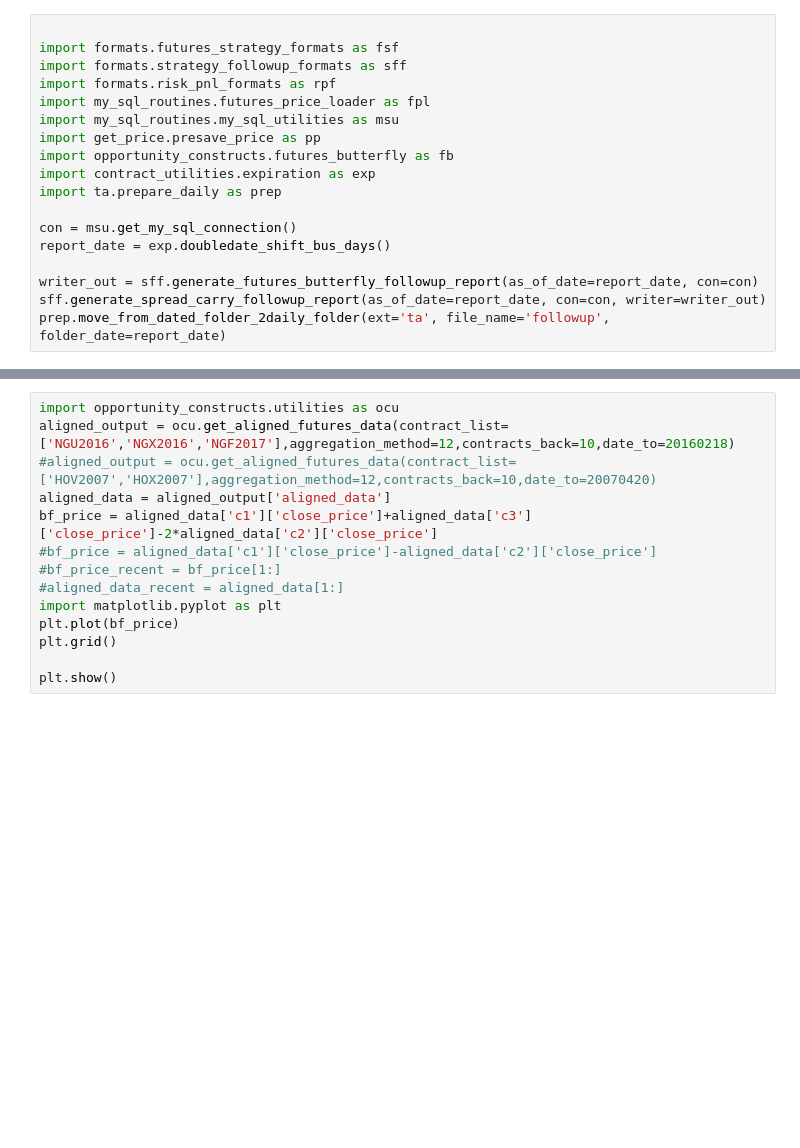
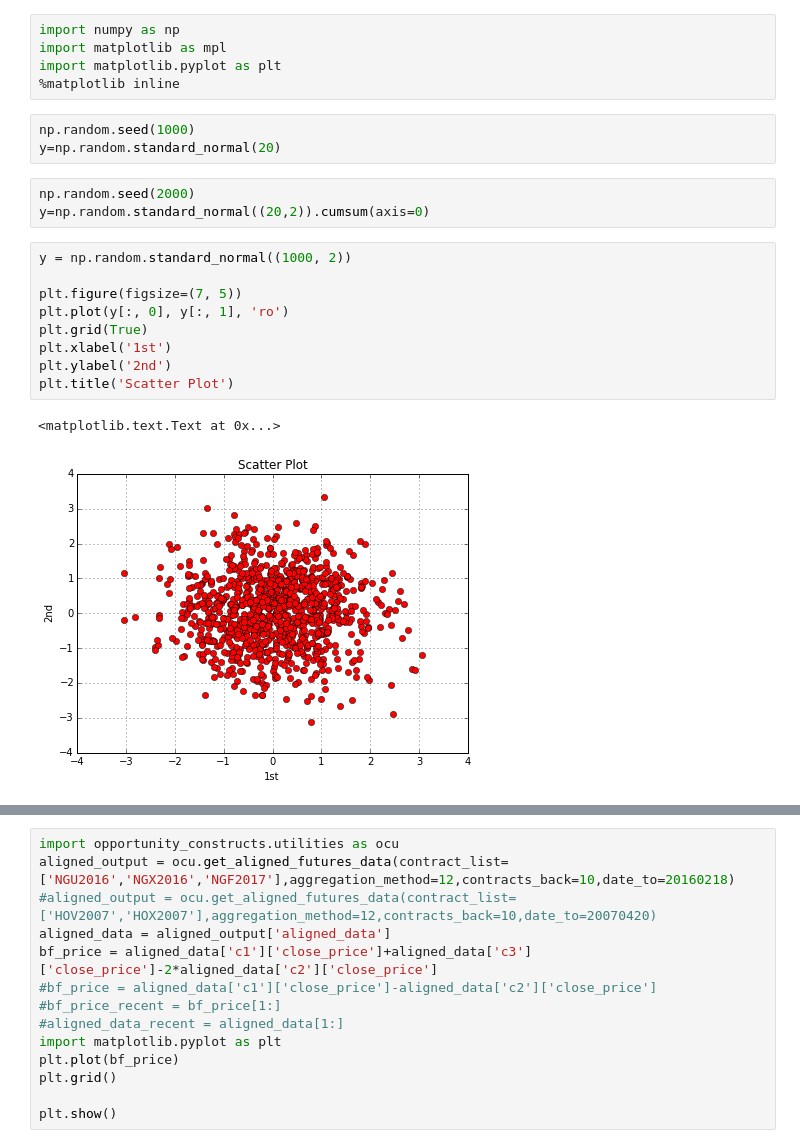
Before and after one commit to d0p34m1n3/repo_barbarossa, a Jupyter notebook: PycharmProjects/quandl/Untitled.ipynb, the cells around one changed output, grey strips where cells are left out. Cells and saved outputs as stored; diff of their text form; blank space fills up the shorter version.

```diff
--- a/PycharmProjects/quandl/Untitled.ipynb
+++ b/PycharmProjects/quandl/Untitled.ipynb
@@ -1,18 +1,23 @@
-# %%
-
-import formats.futures_strategy_formats as fsf
-import formats.strategy_followup_formats as sff
-import formats.risk_pnl_formats as rpf
-import my_sql_routines.futures_price_loader as fpl
-import my_sql_routines.my_sql_utilities as msu
-import get_price.presave_price as pp
-import opportunity_constructs.futures_butterfly as fb
-import contract_utilities.expiration as exp
-import ta.prepare_daily as prep
-
-con = msu.get_my_sql_connection()
-report_date = exp.doubledate_shift_bus_days()
-
-writer_out = sff.generate_futures_butterfly_followup_report(as_of_date=report_date, con=con)
-sff.generate_spread_carry_followup_report(as_of_date=report_date, con=con, writer=writer_out)
-prep.move_from_dated_folder_2daily_folder(ext='ta', file_name='followup', folder_date=report_date)
+# %%
+import numpy as np
+import matplotlib as mpl
+import matplotlib.pyplot as plt
+%matplotlib inline
+# %%
+np.random.seed(1000)
+y=np.random.standard_normal(20)
+# %%
+np.random.seed(2000)
+y=np.random.standard_normal((20,2)).cumsum(axis=0)
+# %%
+y = np.random.standard_normal((1000, 2))
+
+plt.figure(figsize=(7, 5))
+plt.plot(y[:, 0], y[:, 1], 'ro')
+plt.grid(True)
+plt.xlabel('1st')
+plt.ylabel('2nd')
+plt.title('Scatter Plot')
+# %% [output]
+<matplotlib.text.Text at 0x...>
+[figure, added]
```
Also changed, not shown: parts of 13 cells of this notebook, 1 other file.
